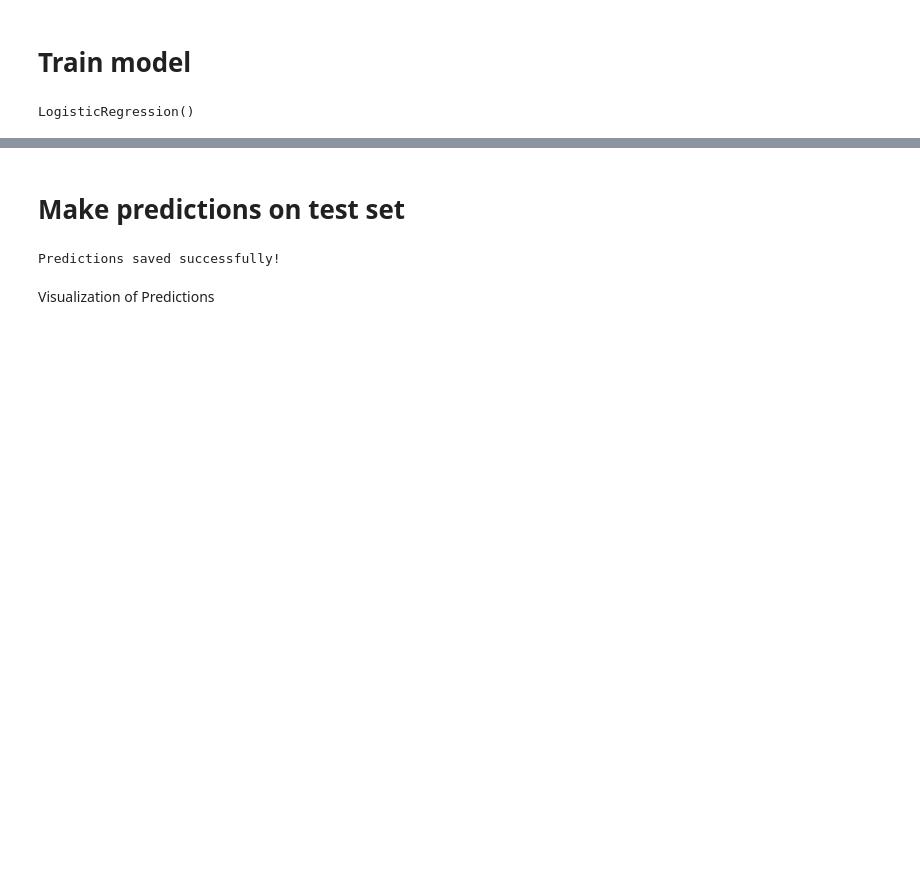
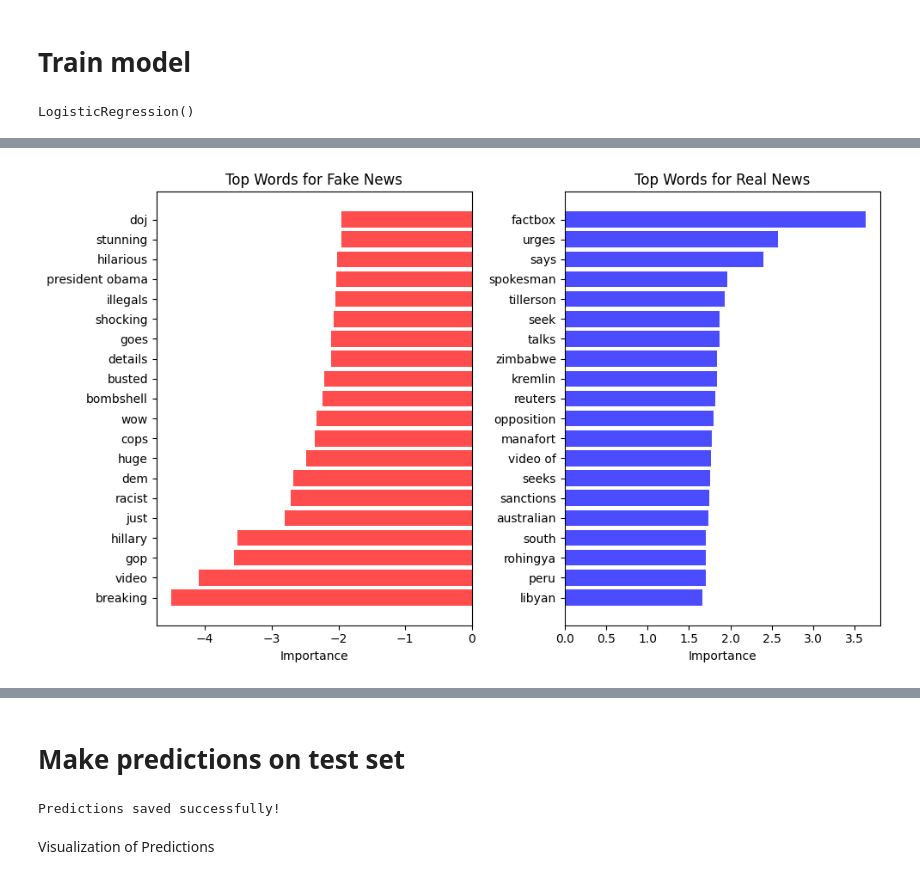
Before and after one commit to KJanzon/project-nlp-challenge, a Jupyter notebook: main.ipynb, the cells around one changed output, grey strips where cells are left out. Drawn from its saved outputs; the diff is of its cells as text; code cells hidden in the pictures; blank space fills up the shorter version.

```diff
--- a/main.ipynb
+++ b/main.ipynb
@@ -215,0 +219,24 @@ weighted avg       0.93      0.93      0.93      6442
+# %%
+#feature_names = tfidf_vectorizer.get_feature_names_out()
+feature_names = bow_vectorizer.get_feature_names_out()
+feature_importances = model.coef_.flatten()
+
+N = 20
+fake_indices = np.argsort(feature_importances)[:N]
+real_indices = np.argsort(feature_importances)[-N:]
+
+plt.figure(figsize=(10,6))
+plt.subplot(1,2,1)
+plt.barh([feature_names[i] for i in fake_indices], feature_importances[fake_indices], color='red', alpha=0.7)
+plt.xlabel("Importance")
+plt.title("Top Words for Fake News")
+
+plt.subplot(1,2,2)
+plt.barh([feature_names[i] for i in real_indices], feature_importances[real_indices], color='blue', alpha=0.7)
+plt.xlabel("Importance")
+plt.title("Top Words for Real News")
+
+plt.tight_layout()
+plt.show()
+# %% [output]
+[figure, added]
```
Also changed, not shown: parts of 25 cells of this notebook.
